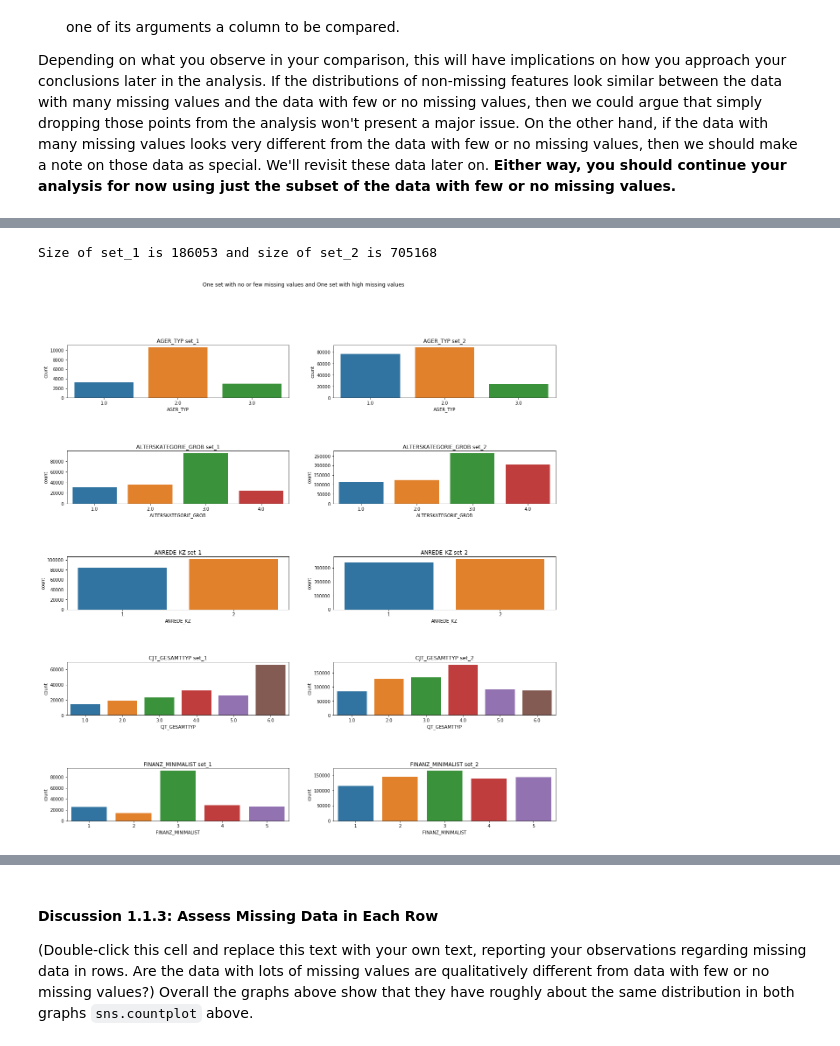
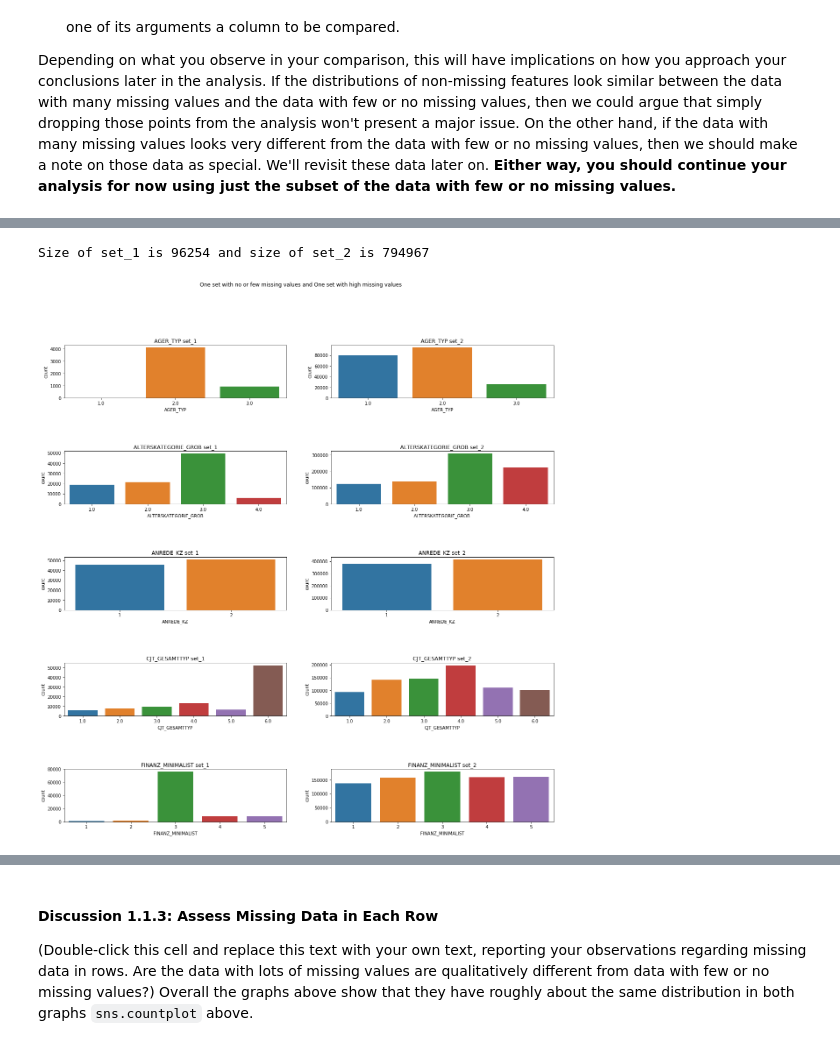
Before and after one commit to darrylbalderas/customer_unsupervised, a Jupyter notebook: Identify_Customer_Segments.ipynb, the cells around one changed output, grey strips where cells are left out. Cells and saved outputs as stored; diff of their text form; code cells hidden in the pictures.

```diff
--- a/Identify_Customer_Segments.ipynb
+++ b/Identify_Customer_Segments.ipynb
@@ -261,7 +261,7 @@ Size of set_1 is 308249 and size of set_2 is 489135
 # %%
-set_1, set_2 = create_two_sets(azdias, low_threshold=10, high_threshold=70)
+set_1, set_2 = create_two_sets(azdias, low_threshold=25, high_threshold=70)
 title = 'One set with no or few missing values and One set with high missing values'
 count_plot(set_1, set_2, title)
 # %% [output]
-Size of set_1 is 186053 and size of set_2 is 705168
+Size of set_1 is 96254 and size of set_2 is 794967
-[figure, old version]
+[figure, new version]
```
Also changed, not shown: parts of 23 cells of this notebook, 1 other file.
